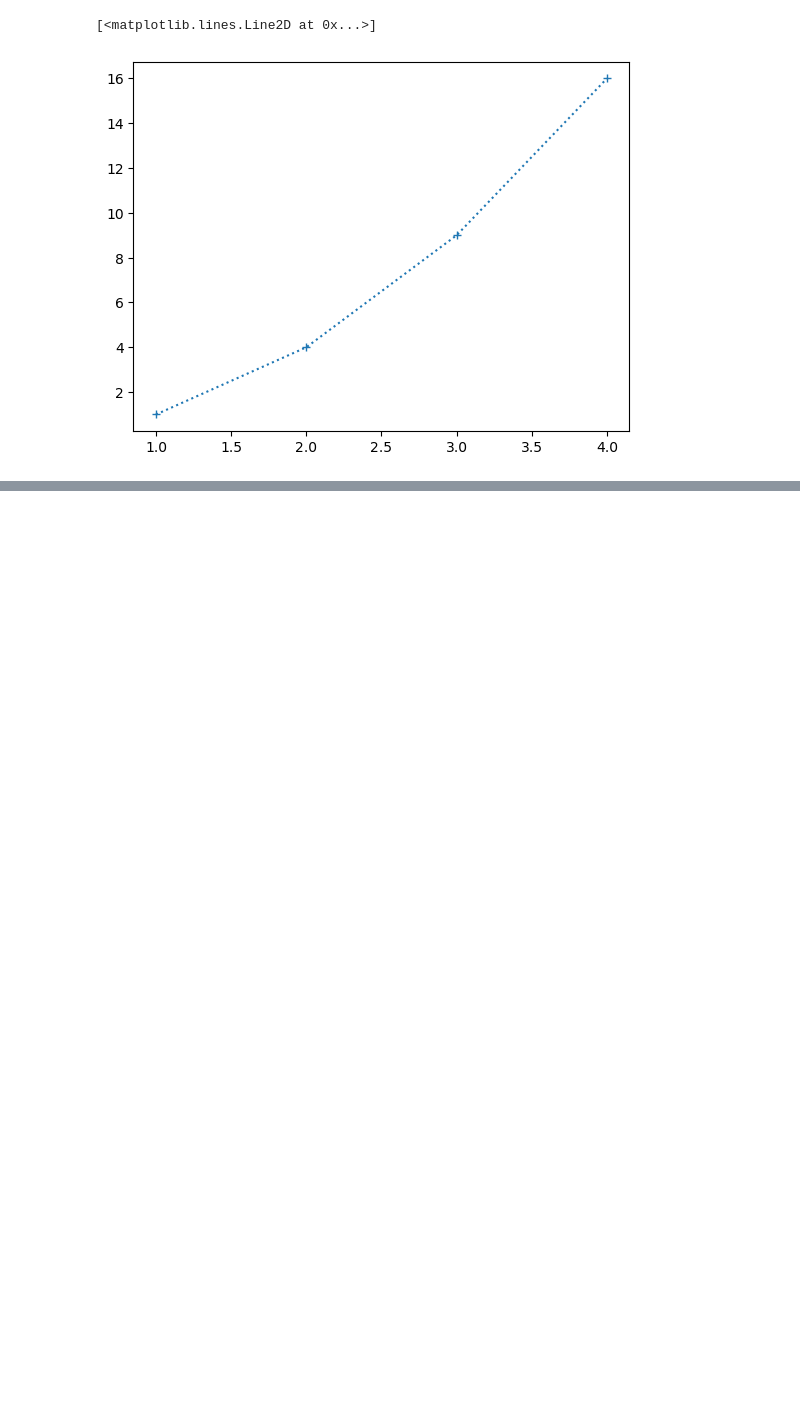
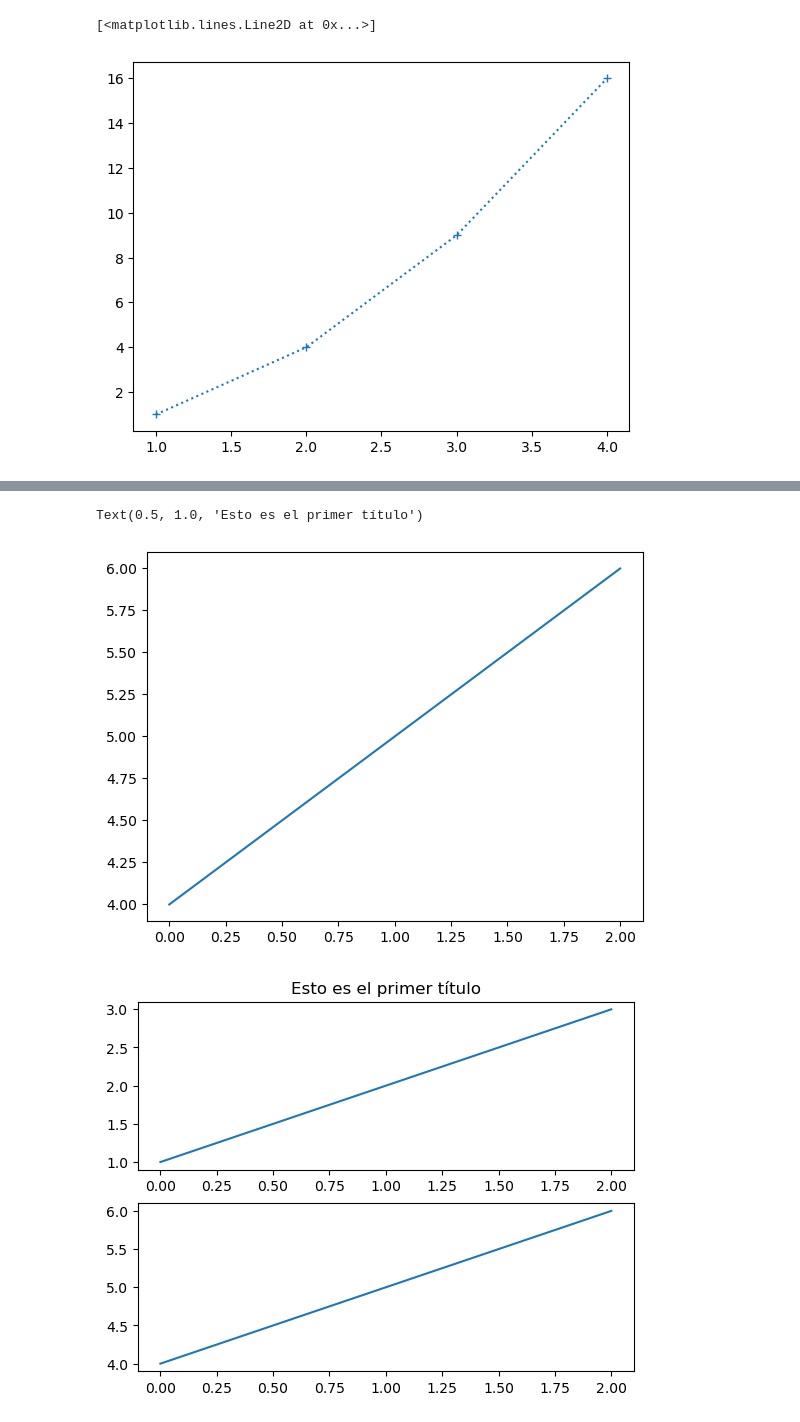
Before and after one commit to Sebastian-Landeo/FundamentosED-R-Python, a Jupyter notebook: Python AL/02-matplotlib.ipynb, the cells around one changed output, grey strips where cells are left out. Drawn from its saved outputs; the diff is of its cells as text; code cells hidden in the pictures; blank space fills up the shorter version.

```diff
--- a/Python AL/02-matplotlib.ipynb
+++ b/Python AL/02-matplotlib.ipynb
@@ -73,0 +91,17 @@ plt.plot(x, y, marker="+", linestyle=":", animated=True)
+# %%
+plt.figure(1)
+plt.subplot(2, 1, 1)
+plt.plot([1, 2, 3])
+plt.subplot(2, 1, 2)
+plt.plot([4, 5, 6])
+
+plt.figure(2)
+plt.plot([4, 5, 6])
+
+plt.figure(1)
+plt.subplot(2, 1, 1)
+plt.title("Esto es el primer título")
+# %% [output]
+Text(0.5, 1.0, 'Esto es el primer título')
+[figure, added]
+[figure, added]
```
Also changed, not shown: parts of 13 cells of this notebook, 1 other file.
